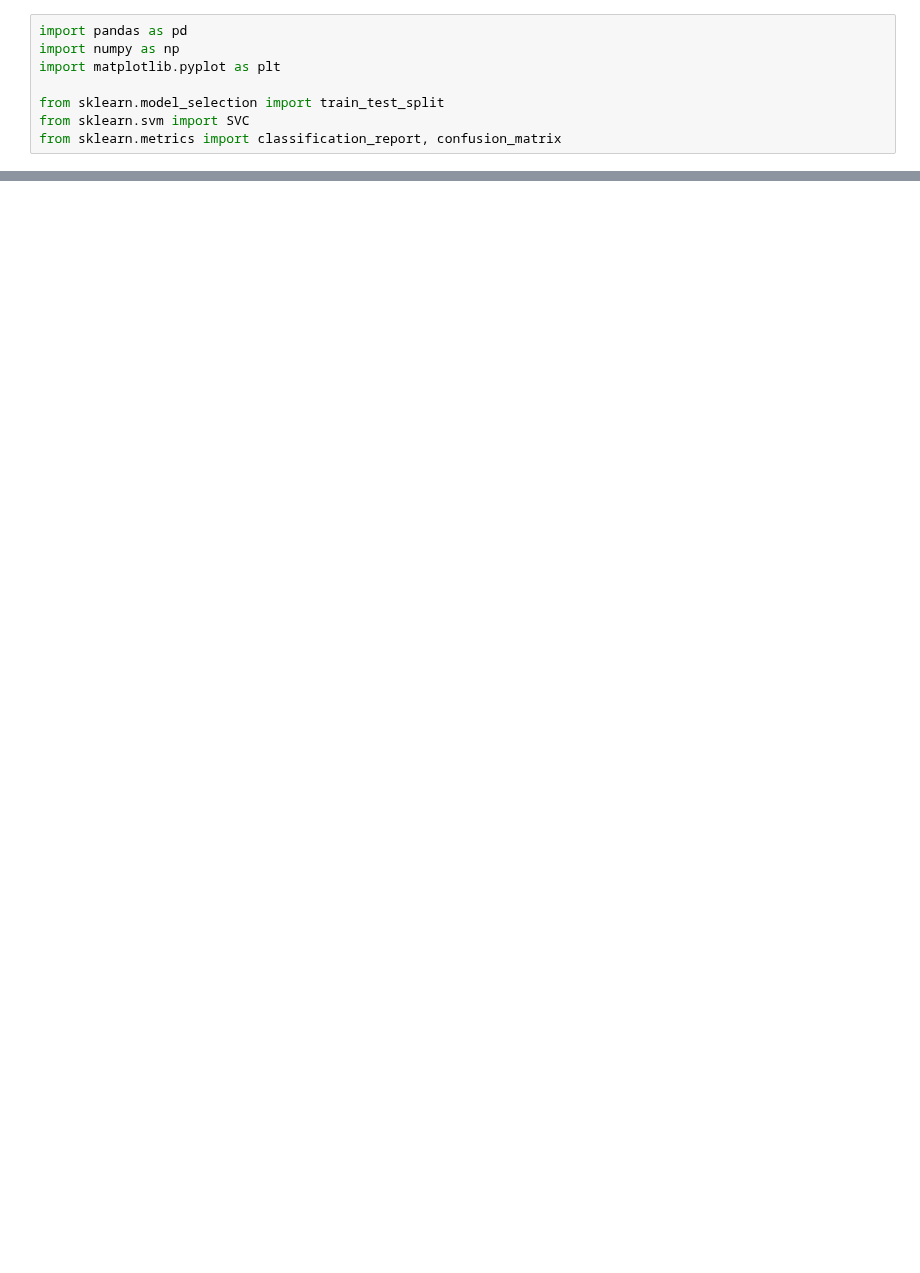
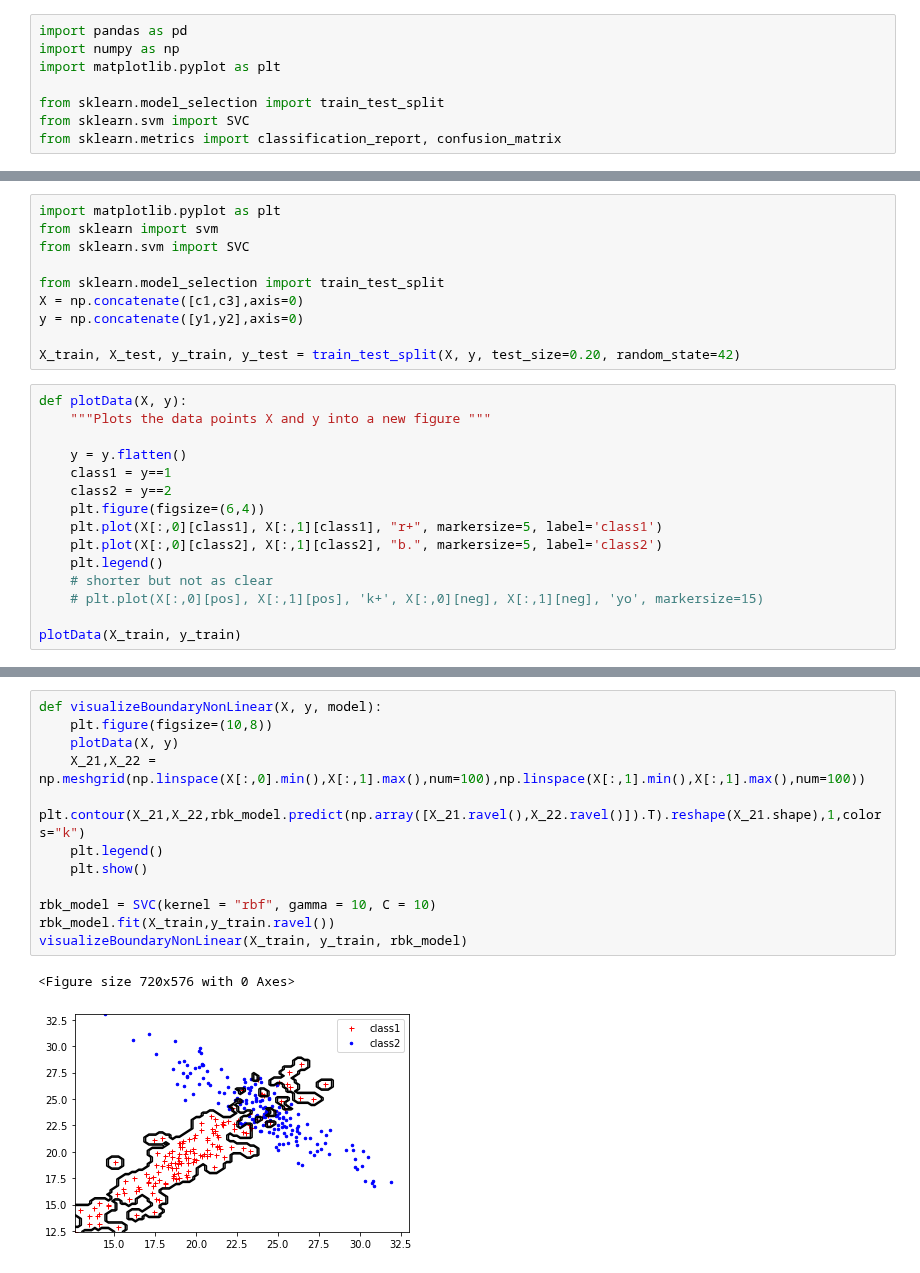
Before and after one commit to rrwabina/RADI608, a Jupyter notebook: Python Lectures/04 SVM/scripts/svm.ipynb, the cells around one changed output, grey strips where cells are left out. Drawn from its saved outputs; the diff is of its cells as text; blank space fills up the shorter version.

```diff
--- a/Python Lectures/04 SVM/scripts/svm.ipynb
+++ b/Python Lectures/04 SVM/scripts/svm.ipynb
@@ -49,0 +220,25 @@ weighted avg       0.95      0.92      0.93        13
+# %%
+import matplotlib.pyplot as plt
+from sklearn import svm
+from sklearn.svm import SVC
+
+from sklearn.model_selection import train_test_split
+X = np.concatenate([c1,c3],axis=0)
+y = np.concatenate([y1,y2],axis=0)
+
+X_train, X_test, y_train, y_test = train_test_split(X, y, test_size=0.20, random_state=42)
+# %%
+def plotData(X, y):
+    """Plots the data points X and y into a new figure """
+
+    y = y.flatten()
+    class1 = y==1
+    class2 = y==2
+    plt.figure(figsize=(6,4))
+    plt.plot(X[:,0][class1], X[:,1][class1], "r+", markersize=5, label='class1')
+    plt.plot(X[:,0][class2], X[:,1][class2], "b.", markersize=5, label='class2')
+    plt.legend()
+    # shorter but not as clear
+    # plt.plot(X[:,0][pos], X[:,1][pos], 'k+', X[:,0][neg], X[:,1][neg], 'yo', markersize=15)
+
+plotData(X_train, y_train)
@@ -49,0 +269,15 @@ weighted avg       0.95      0.92      0.93        13
+# %%
+def visualizeBoundaryNonLinear(X, y, model):
+    plt.figure(figsize=(10,8))
+    plotData(X, y)
+    X_21,X_22 = np.meshgrid(np.linspace(X[:,0].min(),X[:,1].max(),num=100),np.linspace(X[:,1].min(),X[:,1].max(),num=100))
+    plt.contour(X_21,X_22,rbk_model.predict(np.array([X_21.ravel(),X_22.ravel()]).T).reshape(X_21.shape),1,colors="k")
+    plt.legend()
+    plt.show()
+
+rbk_model = SVC(kernel = "rbf", gamma = 10, C = 10)
+rbk_model.fit(X_train,y_train.ravel())
+visualizeBoundaryNonLinear(X_train, y_train, rbk_model)
+# %% [output]
+<Figure size 720x576 with 0 Axes>
+[figure, added]
```
Also changed, not shown: parts of 18 cells of this notebook, 2 other files.
